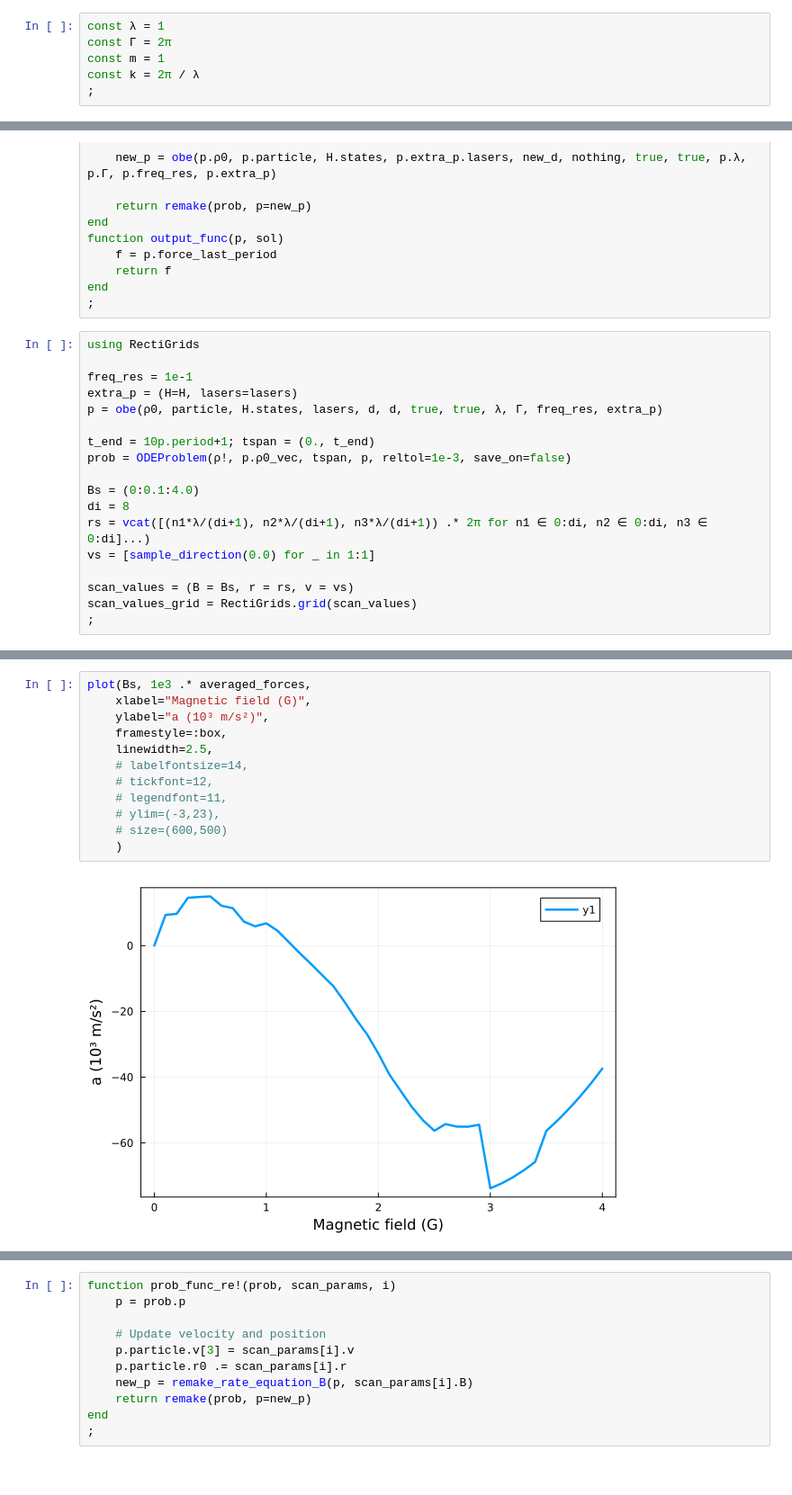
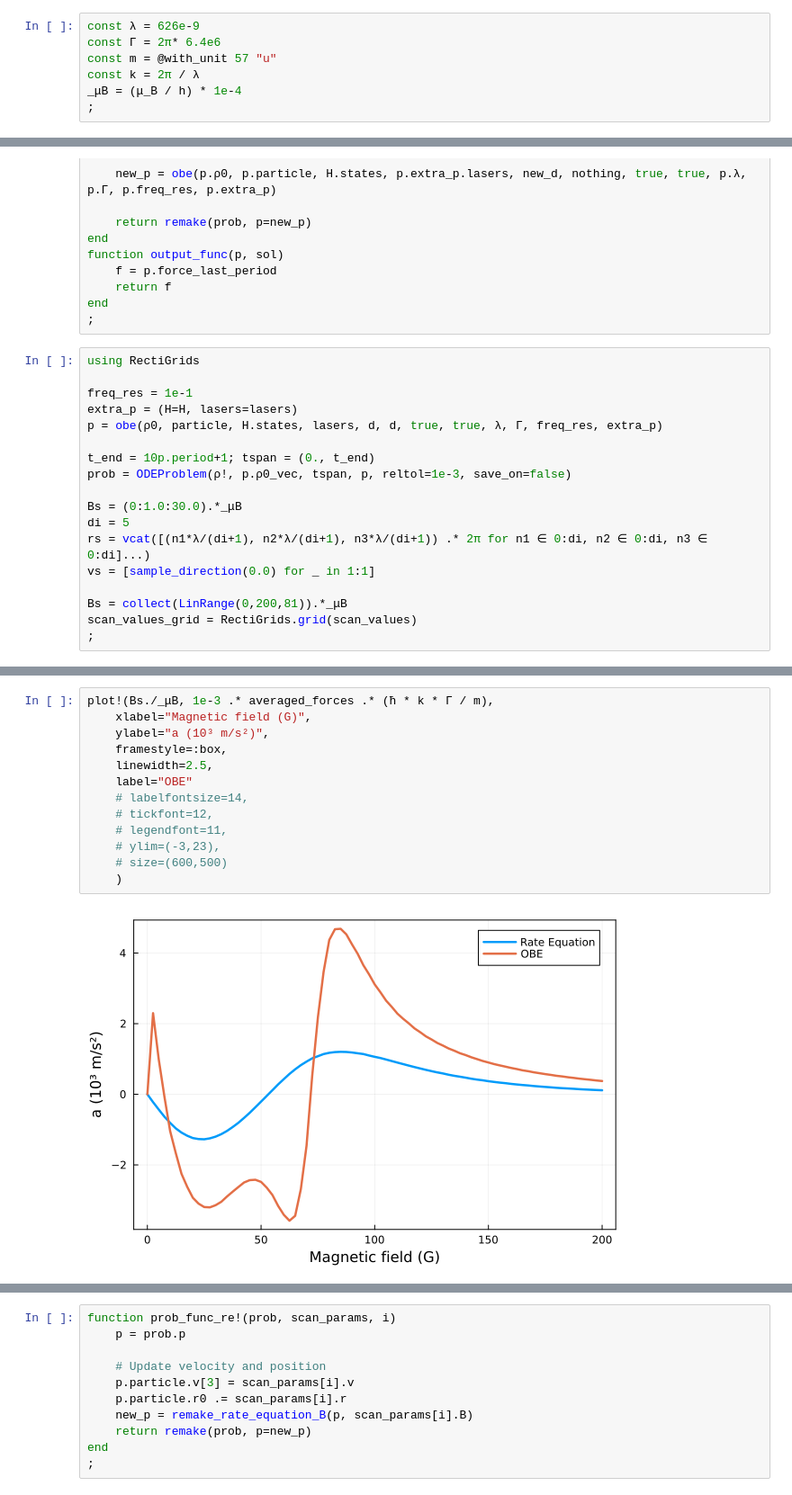
Before and after one commit to munozariasjm/OpticalBlochEquations.jl, a Jupyter notebook: examples/ipynb_sources/toy_models/F1_to_F1.ipynb, the cells around one changed output, grey strips where cells are left out. Shown at 90% size. Cells and saved outputs as stored; diff of their text form.

```diff
--- a/examples/ipynb_sources/toy_models/F1_to_F1.ipynb
+++ b/examples/ipynb_sources/toy_models/F1_to_F1.ipynb
@@ -10,7 +11,8 @@ using
 ;
 # %%
-const λ = 1
-const Γ = 2π
-const m = 1
+const λ = 626e-9
+const Γ = 2π* 6.4e6
+const m = @with_unit 57 "u"
 const k = 2π / λ
+_μB = (μ_B / h) * 1e-4
 ;
@@ -406,12 +757,12 @@ p = obe(ρ0, particle, H.states, lasers, d, d, true, true, λ, Γ, freq_res, ext
 t_end = 10p.period+1; tspan = (0., t_end)
 prob = ODEProblem(ρ!, p.ρ0_vec, tspan, p, reltol=1e-3, save_on=false)
 
-Bs = (0:0.1:4.0)
-di = 8
+Bs = (0:1.0:30.0).*_μB
+di = 5
 rs = vcat([(n1*λ/(di+1), n2*λ/(di+1), n3*λ/(di+1)) .* 2π for n1 ∈ 0:di, n2 ∈ 0:di, n3 ∈ 0:di]...)
 vs = [sample_direction(0.0) for _ in 1:1]
 
-scan_values = (B = Bs, r = rs, v = vs)
+Bs = collect(LinRange(0,200,81)).*_μB
 scan_values_grid = RectiGrids.grid(scan_values)
 ;
 # %%
@@ -429,14 +795,15 @@ end
 # %%
-plot(Bs, 1e3 .* averaged_forces,
+plot!(Bs./_μB, 1e-3 .* averaged_forces .* (ħ * k * Γ / m),
     xlabel="Magnetic field (G)",
     ylabel="a (10³ m/s²)",
     framestyle=:box,
     linewidth=2.5,
+    label="OBE"
     # labelfontsize=14,
     # tickfont=12,
     # legendfont=11,
     # ylim=(-3,23),
     # size=(600,500)
     )
 # %% [output]
-[figure, old version]
+[figure, new version]
```
Also changed, not shown: parts of 69 cells of this notebook, 6 other files.
